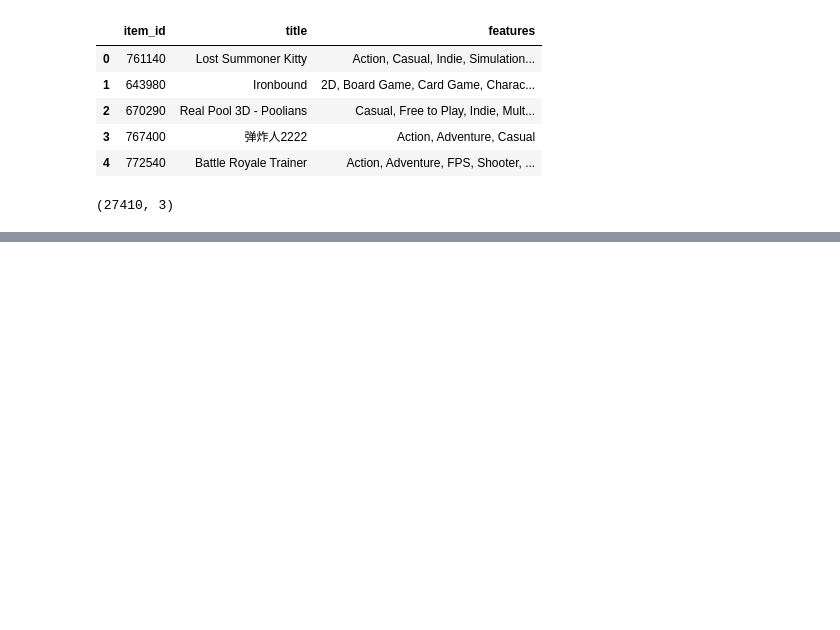
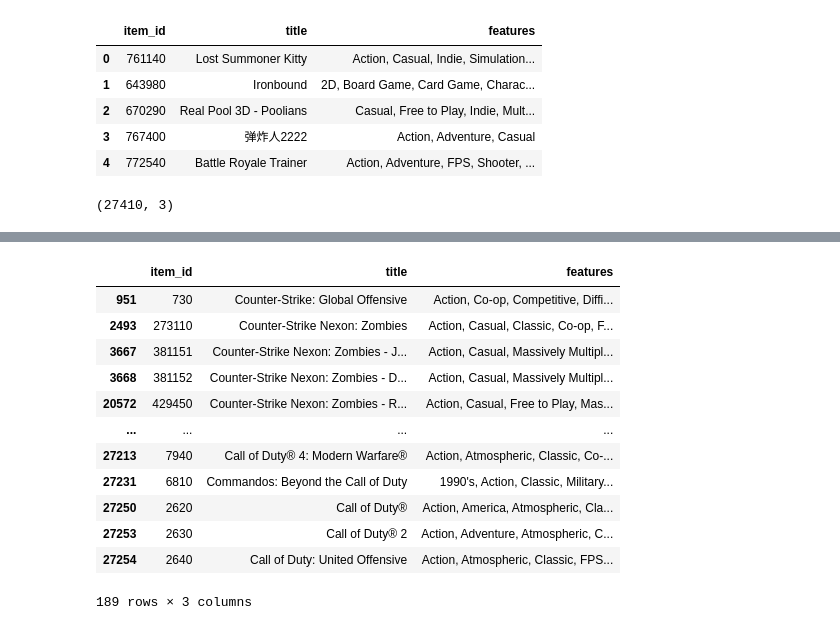
Before and after one commit to SantosIparraguirre/Sistema-Recomendacion-Steam, a Jupyter notebook: ETL/game_recommendation.ipynb, the cells around one changed output, grey strips where cells are left out. Drawn from its saved outputs; the diff is of its cells as text; code cells hidden in the pictures; blank space fills up the shorter version.

```diff
--- a/ETL/game_recommendation.ipynb
+++ b/ETL/game_recommendation.ipynb
@@ -90,0 +91,4 @@ df[mask]
+# %%
+# Mascara para filtrar juegos Grand Theft Auto.
+
+mask_gta = df['title'].str.contains('Grand Theft', case=False, na=False)
@@ -90,0 +126,20 @@ df[mask]
+# %%
+# Generamos un DataFrame con los juegos Counter-Strike, Grand Theft Auto y Call of Duty.
+
+mandatory_games = pd.concat([df[mask_counter], df[mask_gta], df[mask_cod]])
+
+mandatory_games
+# %% [output]
+|  | item_id | title | features |
+| 951 | 730 | Counter-Strike: Global Offensive | Action, Co-op, Competitive, Diffi... |
+| 2493 | 273110 | Counter-Strike Nexon: Zombies | Action, Casual, Classic, Co-op, F... |
+| 3667 | 381151 | Counter-Strike Nexon: Zombies - J... | Action, Casual, Massively Multipl... |
+| 3668 | 381152 | Counter-Strike Nexon: Zombies - D... | Action, Casual, Massively Multipl... |
+| 20572 | 429450 | Counter-Strike Nexon: Zombies - R... | Action, Casual, Free to Play, Mas... |
+| ... | ... | ... | ... |
+| 27213 | 7940 | Call of Duty® 4: Modern Warfare® | Action, Atmospheric, Classic, Co-... |
+| 27231 | 6810 | Commandos: Beyond the Call of Duty | 1990's, Action, Classic, Military... |
+| 27250 | 2620 | Call of Duty® | Action, America, Atmospheric, Cla... |
+| 27253 | 2630 | Call of Duty® 2 | Action, Adventure, Atmospheric, C... |
+| 27254 | 2640 | Call of Duty: United Offensive | Action, Atmospheric, Classic, FPS... |
+189 rows × 3 columns
```
Also changed, not shown: parts of 12 cells of this notebook, 5 other files.
